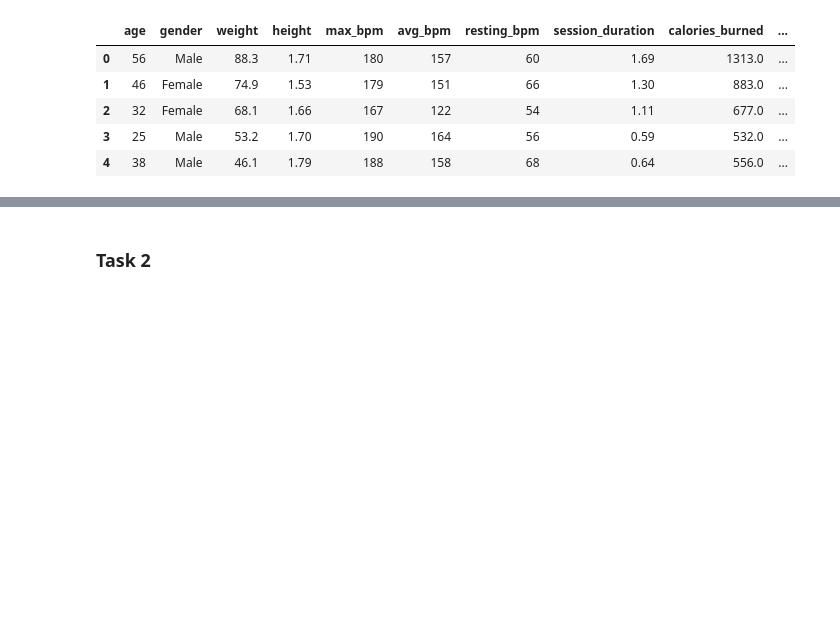
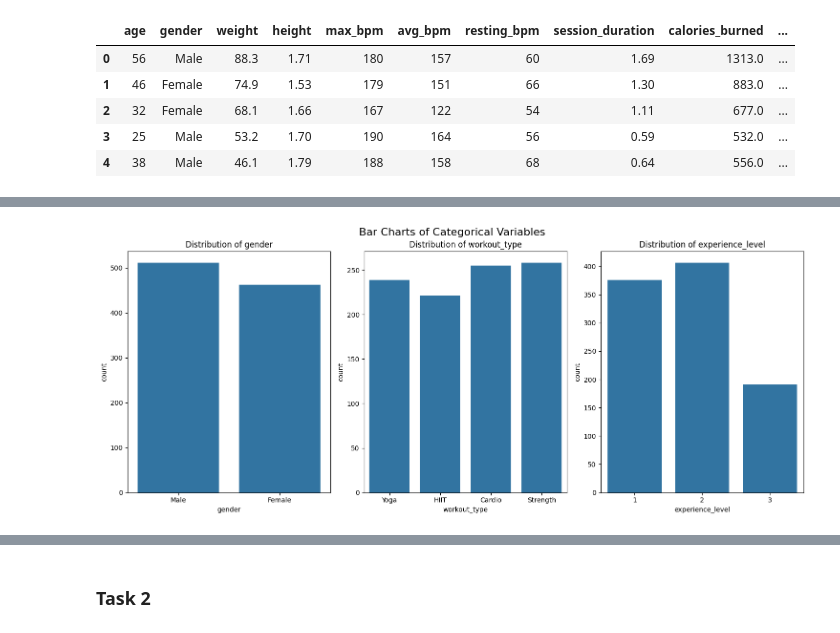
Before and after one commit to ivan-22-3-5/data_analysis_6th_sem, a Jupyter notebook: final-project/final-project.ipynb, the cells around one changed output, grey strips where cells are left out. Saved outputs shown, nothing was run; the diff lists cells and outputs as text; code cells hidden in the pictures; blank space fills up the shorter version.

```diff
--- a/final-project/final-project.ipynb
+++ b/final-project/final-project.ipynb
@@ -15,0 +62,14 @@ df.head()
+# %%
+categorical_vars = ['gender', 'workout_type', 'experience_level']
+
+plt.figure(figsize=(15, 6))
+
+for i, var in enumerate(categorical_vars, 1):
+    plt.subplot(1, 3, i)
+    sns.countplot(x=df[var])
+    plt.title(f'Distribution of {var}')
+    plt.tight_layout()
+plt.suptitle('Bar Charts of Categorical Variables', y=1.02, fontsize=16)
+plt.show()
+# %% [output]
+[figure, added]
```
Also changed, not shown: parts of 7 cells of this notebook.
